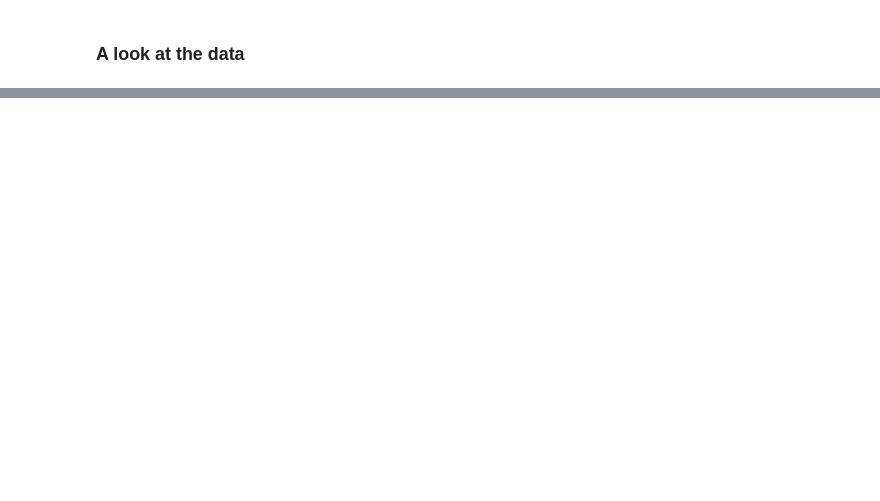
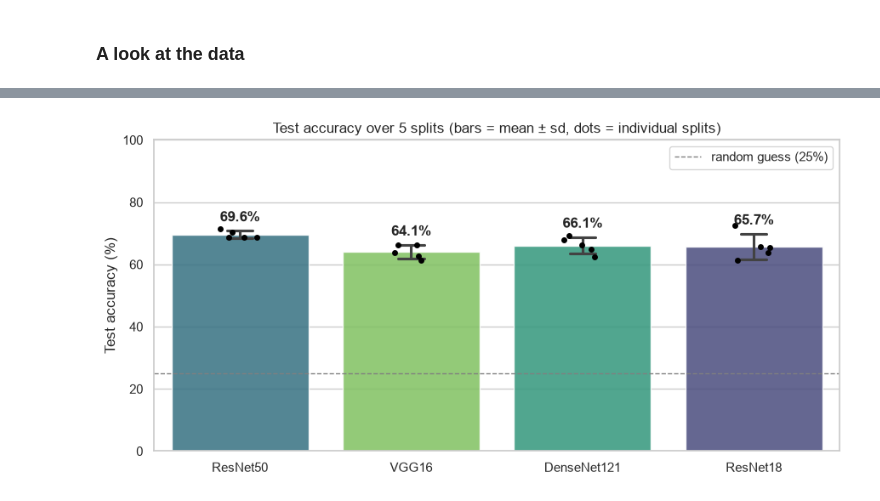
Before and after one commit to RachitSethi2455/movie-genre-poster-classification, a Jupyter notebook: movie_genre_classification.ipynb, the cells around one changed output, grey strips where cells are left out. Cells and saved outputs as stored; diff of their text form; code cells hidden in the pictures; blank space fills up the shorter version.

```diff
--- a/movie_genre_classification.ipynb
+++ b/movie_genre_classification.ipynb
@@ -491,0 +153,12 @@ Most common confusion: Comedy -> Romance (14 posters)
+# %%
+params = {name: count_params(build_model(name, len(class_names), pretrained=False)) for name in BACKBONES}
+stage1 = (runs.groupby("Backbone")
+          .agg(**{"Val acc": ("Val acc", "mean"), "Val acc sd": ("Val acc", "std"),
+                  "Test acc": ("Test acc", "mean"), "Test acc sd": ("Test acc", "std"),
+                  "Test macro-F1": ("Test macro-F1", "mean"), "Train time / run (s)": ("Seconds", "mean")})
+          .sort_values("Val acc", ascending=False))
+stage1.insert(0, "Trainable / total params", [f"{params[b][0] / 1e3:.1f}K / {params[b][1] / 1e6:.1f}M" for b in stage1.index])
+best_backbone = stage1.index[0]
+print("Chosen on mean validation accuracy:", best_backbone)
+stage1.style.format({"Val acc": "{:.1f}%", "Val acc sd": "±{:.1f}", "Test acc": "{:.1f}%", "Test acc sd": "±{:.1f}",
+                     "Test macro-F1": "{:.3f}", "Train time / run (s)": "{:.0f}"})
@@ -491,0 +173,18 @@ Most common confusion: Comedy -> Romance (14 posters)
+# %%
+order = list(stage1.index)
+fig, ax = plt.subplots(figsize=(9, 4.5))
+sns.barplot(data=runs, x="Backbone", y="Test acc", hue="Backbone", order=order, palette="viridis",
+            errorbar="sd", capsize=0.15, legend=False, ax=ax, alpha=0.85)
+sns.stripplot(data=runs, x="Backbone", y="Test acc", order=order, color="black", size=5, jitter=0.12, ax=ax)
+ax.axhline(100 / len(class_names), color="grey", ls="--", lw=1, label="random guess (25%)")
+for i, b in enumerate(order):
+    ax.text(i, stage1.loc[b, "Test acc"] + stage1.loc[b, "Test acc sd"] + 3, f"{stage1.loc[b, 'Test acc']:.1f}%",
+            ha="center", fontweight="bold")
+ax.legend(loc="upper right")
+ax.set(ylim=(0, 100), xlabel="", ylabel="Test accuracy (%)",
+       title="Test accuracy over 5 splits (bars = mean ± sd, dots = individual splits)")
+plt.tight_layout()
+plt.savefig(ASSETS / "backbone_comparison.png", dpi=120, bbox_inches="tight")
+plt.show()
+# %% [output]
+[figure, added]
```
Also changed, not shown: parts of 54 cells of this notebook, 17 other files.
